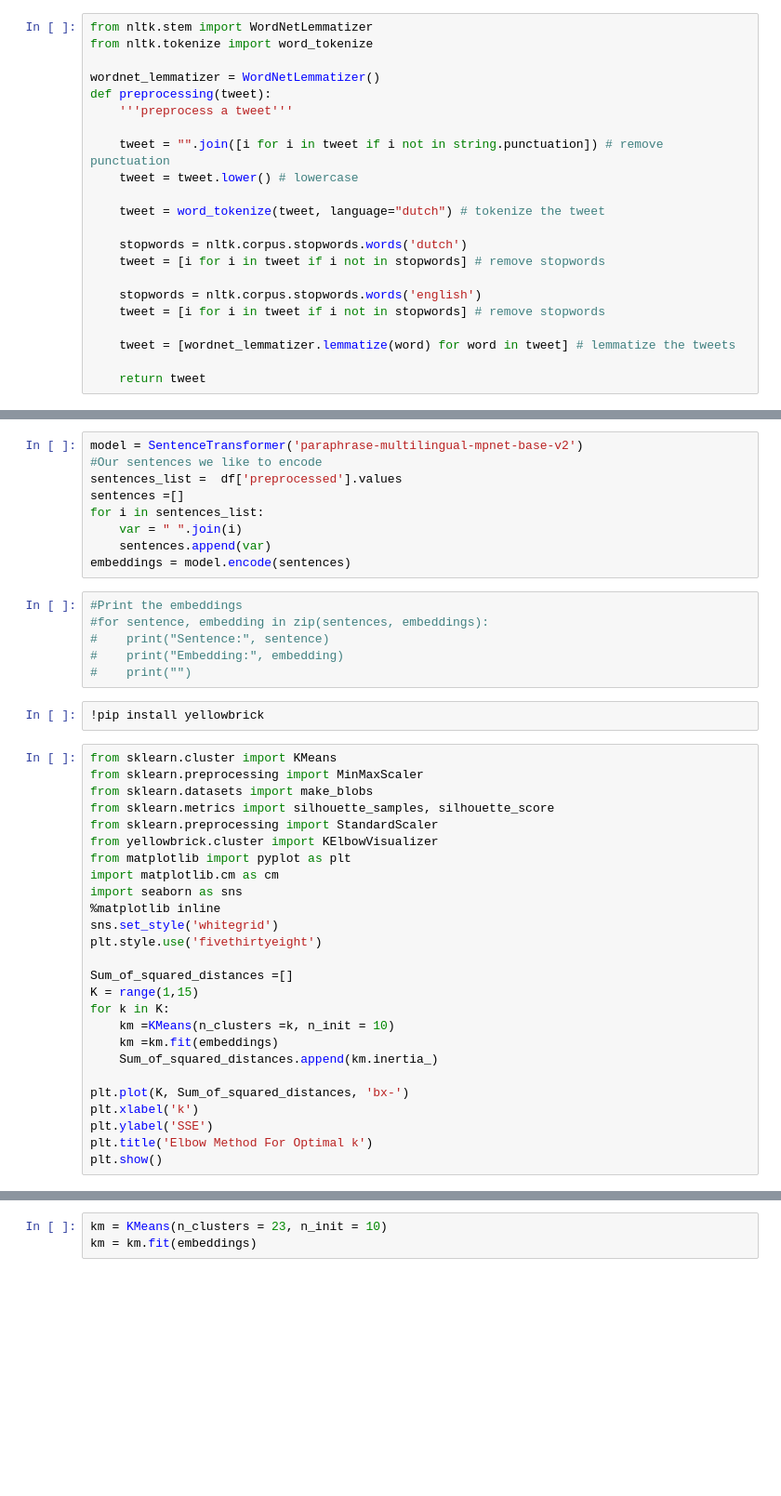
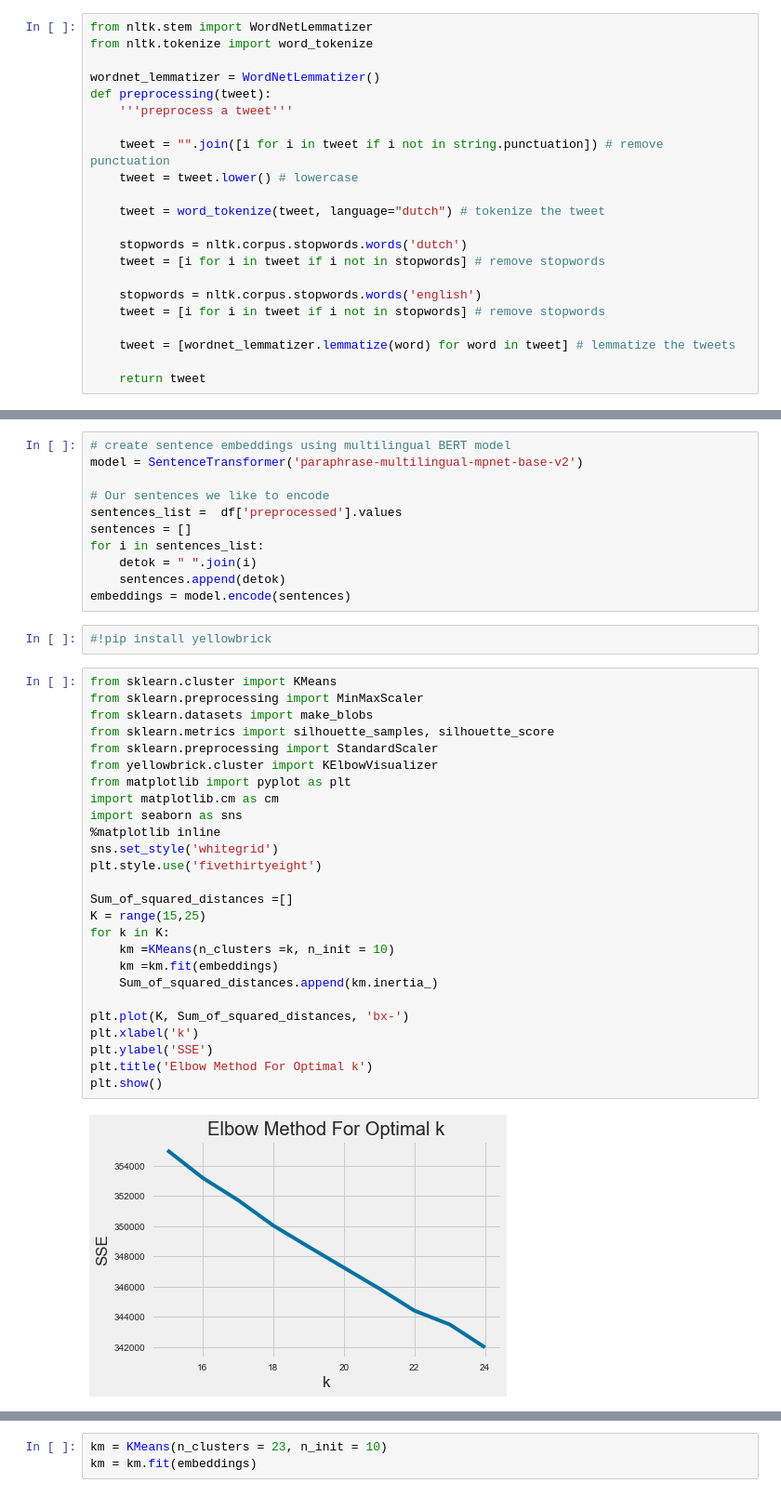
Before and after one commit to sijbrenvv/MLP, a Jupyter notebook: MLP.ipynb, the cells around one changed output, grey strips where cells are left out. Shown at 93% size. Drawn from its saved outputs; the diff is of its cells as text; blank space fills up the shorter version.

```diff
--- a/MLP.ipynb
+++ b/MLP.ipynb
@@ -84,46 +128,44 @@ df['preprocessed']
 # %%
+# create sentence embeddings using multilingual BERT model
 model = SentenceTransformer('paraphrase-multilingual-mpnet-base-v2')
-#Our sentences we like to encode
+
+# Our sentences we like to encode
 sentences_list =  df['preprocessed'].values
-sentences =[]
+sentences = []
 for i in sentences_list:
-    var = " ".join(i)
-    sentences.append(var)
+    detok = " ".join(i)
+    sentences.append(detok)
 embeddings = model.encode(sentences)
-# %%
-#Print the embeddings
-#for sentence, embedding in zip(sentences, embeddings):
-#    print("Sentence:", sentence)
-#    print("Embedding:", embedding)
-#    print("")
 # %%
-!pip install yellowbrick
+#!pip install yellowbrick
 # %%
 from sklearn.cluster import KMeans
 from sklearn.preprocessing import MinMaxScaler
 from sklearn.datasets import make_blobs
 from sklearn.metrics import silhouette_samples, silhouette_score
 from sklearn.preprocessing import StandardScaler
 from yellowbrick.cluster import KElbowVisualizer
 from matplotlib import pyplot as plt
 import matplotlib.cm as cm
 import seaborn as sns
 %matplotlib inline
 sns.set_style('whitegrid')
 plt.style.use('fivethirtyeight')
 
 Sum_of_squared_distances =[]
-K = range(1,15)
+K = range(15,25)
 for k in K:
     km =KMeans(n_clusters =k, n_init = 10)
     km =km.fit(embeddings)
     Sum_of_squared_distances.append(km.inertia_)
 
 plt.plot(K, Sum_of_squared_distances, 'bx-')
 plt.xlabel('k')
 plt.ylabel('SSE')
 plt.title('Elbow Method For Optimal k')
 plt.show()
+# %% [output]
+[figure, added]
 # %%
 from sklearn.cluster import MiniBatchKMeans
 from sklearn.metrics import silhouette_score
```
Also changed, not shown: parts of 15 cells of this notebook.
